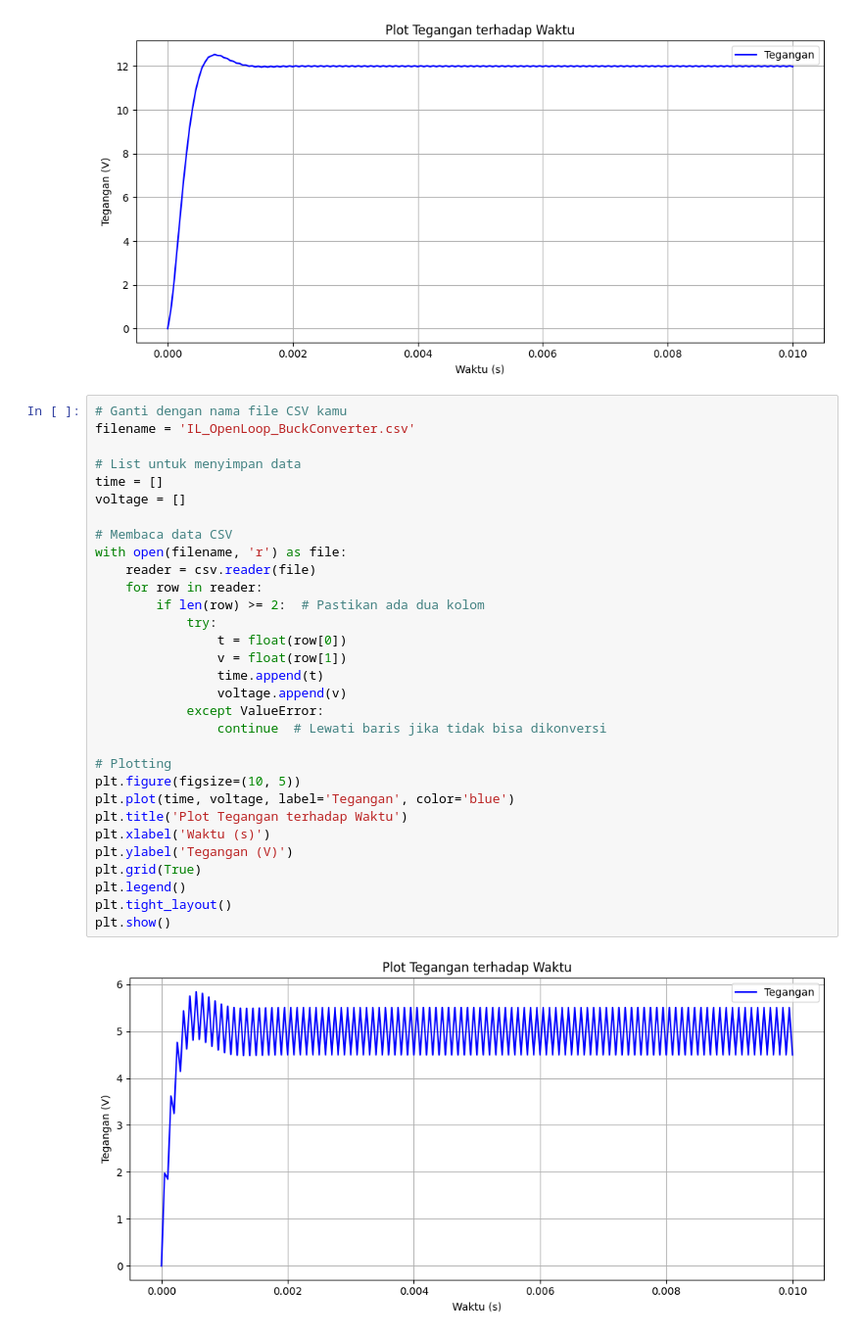
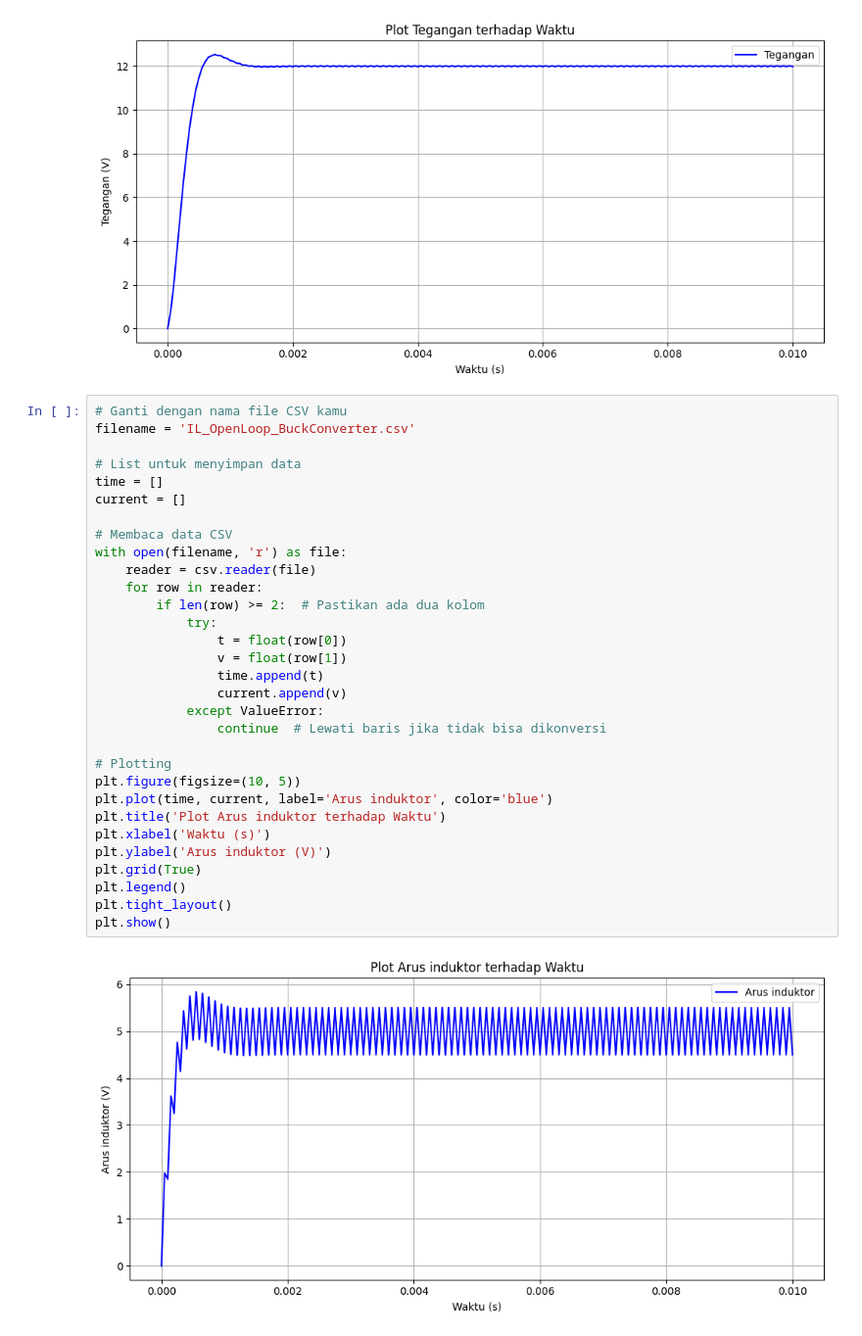
Before and after one commit to NaufalAfrizal55/UAS_Power_Electronics, a Jupyter notebook: Task 1/plotSimulation.ipynb, the cells around one changed output. Shown: that part at 98% size. Drawn from its saved outputs; the diff is of its cells as text.

Commit message:
rename label tegangan -> arus induktor in plot simulation

```diff
--- a/Task 1/plotSimulation.ipynb
+++ b/Task 1/plotSimulation.ipynb
@@ -37,33 +37,33 @@ plt.show()
 # %%
 # Ganti dengan nama file CSV kamu
 filename = 'IL_OpenLoop_BuckConverter.csv'
 
 # List untuk menyimpan data
 time = []
-voltage = []
+current = []
 
 # Membaca data CSV
 with open(filename, 'r') as file:
     reader = csv.reader(file)
     for row in reader:
         if len(row) >= 2:  # Pastikan ada dua kolom
             try:
                 t = float(row[0])
                 v = float(row[1])
                 time.append(t)
-                voltage.append(v)
+                current.append(v)
             except ValueError:
                 continue  # Lewati baris jika tidak bisa dikonversi
 
 # Plotting
 plt.figure(figsize=(10, 5))
-plt.plot(time, voltage, label='Tegangan', color='blue')
-plt.title('Plot Tegangan terhadap Waktu')
+plt.plot(time, current, label='Arus induktor', color='blue')
+plt.title('Plot Arus induktor terhadap Waktu')
 plt.xlabel('Waktu (s)')
-plt.ylabel('Tegangan (V)')
+plt.ylabel('Arus induktor (V)')
 plt.grid(True)
 plt.legend()
 plt.tight_layout()
 plt.show()
 # %% [output]
-[figure, old version]
+[figure, new version]
```
